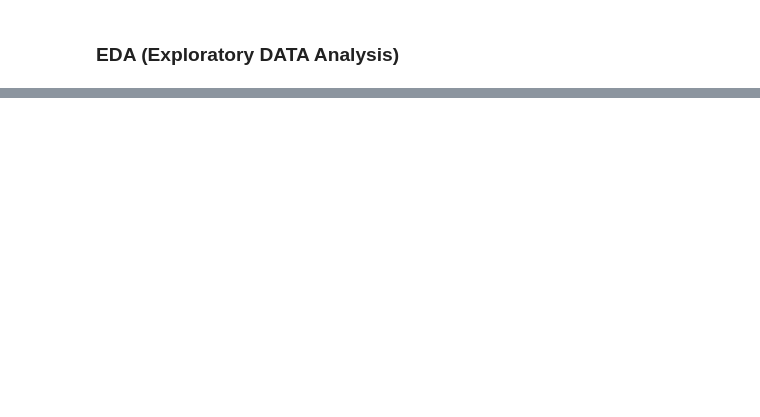
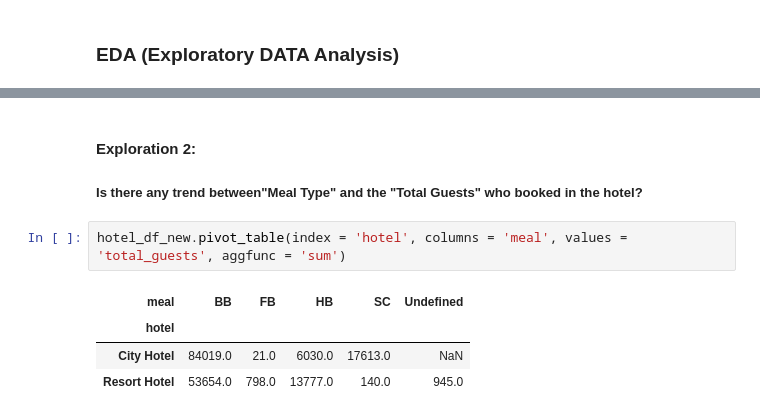
Before and after one commit to anildatascientist/Hotel_Booking_Analysis, a Jupyter notebook: From_Scratch_EDA_Hotel_Booking_.ipynb, the cells around one changed output, grey strips where cells are left out. Drawn from its saved outputs; the diff is of its cells as text; blank space fills up the shorter version.

```diff
--- a/From_Scratch_EDA_Hotel_Booking_.ipynb
+++ b/From_Scratch_EDA_Hotel_Booking_.ipynb
@@ -301,0 +365,11 @@ hotel_df_new.shape
+# %% [markdown]
+#### <b> Exploration 2:
+
+##### <b> Is there any trend between"Meal Type" and the "Total Guests" who booked in the hotel?
+# %%
+hotel_df_new.pivot_table(index = 'hotel', columns = 'meal', values = 'total_guests', aggfunc = 'sum')
+# %% [output]
+| meal | BB | FB | HB | SC | Undefined |
+| hotel |  |  |  |  |  |
+| City Hotel | 84019.0 | 21.0 | 6030.0 | 17613.0 | NaN |
+| Resort Hotel | 53654.0 | 798.0 | 13777.0 | 140.0 | 945.0 |
```
Also changed, not shown: parts of 22 cells of this notebook.
